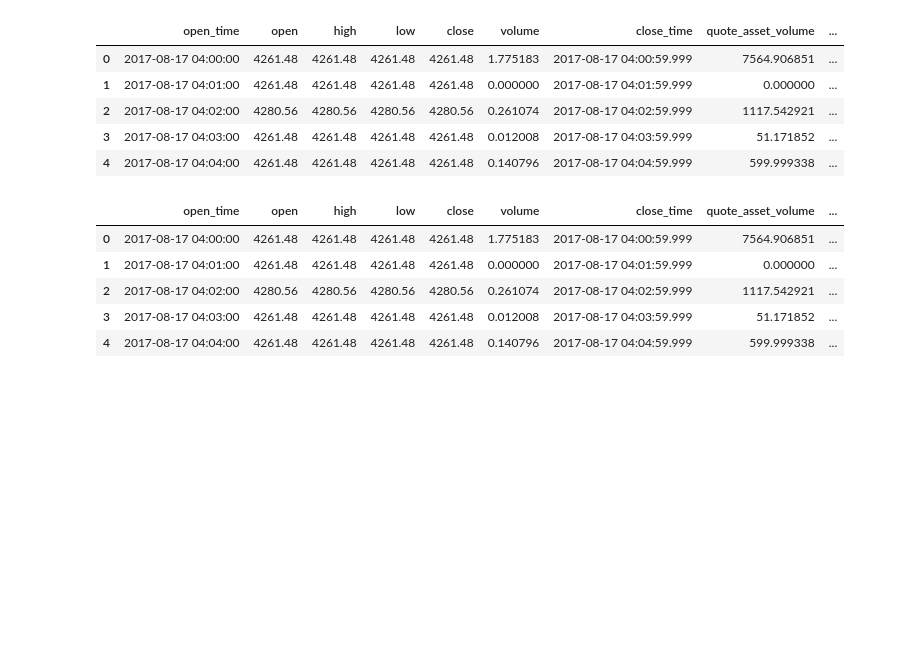
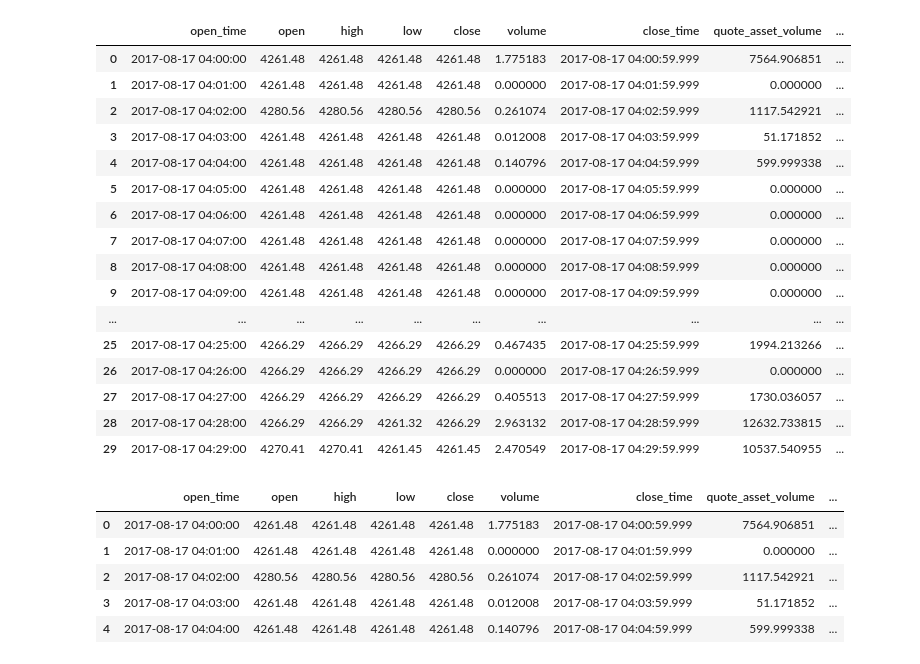
Before and after one commit to nguyenhoanghuy34/market-risk-classification, a Jupyter notebook: notebooks/main_eda.ipynb, the cells around one changed output. Drawn from its saved outputs; the diff is of its cells as text; code cells hidden in the pictures; blank space fills up the shorter version.

```diff
--- a/notebooks/main_eda.ipynb
+++ b/notebooks/main_eda.ipynb
@@ -14,16 +14,27 @@ pd.set_option("display.max_columns", None)
 # %%
 DATA_PATH = r"D:\Subject\CV2026\Market Risk Classification\market-risk-classification\data\processed\BTCUSDT\BTCUSDT_1m_clean.csv"
 
 df = pd.read_csv(DATA_PATH)
 
-df.head()
+df.head(50)
 # %% [output]
 |  | open_time | open | high | low | close | volume | close_time | quote_asset_volume | ... |
 | 0 | 2017-08-17 04:00:00 | 4261.48 | 4261.48 | 4261.48 | 4261.48 | 1.775183 | 2017-08-17 04:00:59.999 | 7564.906851 | ... |
 | 1 | 2017-08-17 04:01:00 | 4261.48 | 4261.48 | 4261.48 | 4261.48 | 0.000000 | 2017-08-17 04:01:59.999 | 0.000000 | ... |
 | 2 | 2017-08-17 04:02:00 | 4280.56 | 4280.56 | 4280.56 | 4280.56 | 0.261074 | 2017-08-17 04:02:59.999 | 1117.542921 | ... |
 | 3 | 2017-08-17 04:03:00 | 4261.48 | 4261.48 | 4261.48 | 4261.48 | 0.012008 | 2017-08-17 04:03:59.999 | 51.171852 | ... |
 | 4 | 2017-08-17 04:04:00 | 4261.48 | 4261.48 | 4261.48 | 4261.48 | 0.140796 | 2017-08-17 04:04:59.999 | 599.999338 | ... |
+| 5 | 2017-08-17 04:05:00 | 4261.48 | 4261.48 | 4261.48 | 4261.48 | 0.000000 | 2017-08-17 04:05:59.999 | 0.000000 | ... |
+| 6 | 2017-08-17 04:06:00 | 4261.48 | 4261.48 | 4261.48 | 4261.48 | 0.000000 | 2017-08-17 04:06:59.999 | 0.000000 | ... |
+| 7 | 2017-08-17 04:07:00 | 4261.48 | 4261.48 | 4261.48 | 4261.48 | 0.000000 | 2017-08-17 04:07:59.999 | 0.000000 | ... |
+| 8 | 2017-08-17 04:08:00 | 4261.48 | 4261.48 | 4261.48 | 4261.48 | 0.000000 | 2017-08-17 04:08:59.999 | 0.000000 | ... |
+| 9 | 2017-08-17 04:09:00 | 4261.48 | 4261.48 | 4261.48 | 4261.48 | 0.000000 | 2017-08-17 04:09:59.999 | 0.000000 | ... |
+| ... | ... | ... | ... | ... | ... | ... | ... | ... | ... |
+| 25 | 2017-08-17 04:25:00 | 4266.29 | 4266.29 | 4266.29 | 4266.29 | 0.467435 | 2017-08-17 04:25:59.999 | 1994.213266 | ... |
+| 26 | 2017-08-17 04:26:00 | 4266.29 | 4266.29 | 4266.29 | 4266.29 | 0.000000 | 2017-08-17 04:26:59.999 | 0.000000 | ... |
+| 27 | 2017-08-17 04:27:00 | 4266.29 | 4266.29 | 4266.29 | 4266.29 | 0.405513 | 2017-08-17 04:27:59.999 | 1730.036057 | ... |
+| 28 | 2017-08-17 04:28:00 | 4266.29 | 4266.29 | 4261.32 | 4266.29 | 2.963132 | 2017-08-17 04:28:59.999 | 12632.733815 | ... |
+| 29 | 2017-08-17 04:29:00 | 4270.41 | 4270.41 | 4261.45 | 4261.45 | 2.470549 | 2017-08-17 04:29:59.999 | 10537.540955 | ... |
 # %%
 df["open_time"] = pd.to_datetime(df["open_time"])
 
```
Also changed, not shown: parts of 10 cells of this notebook, 4 other files.
